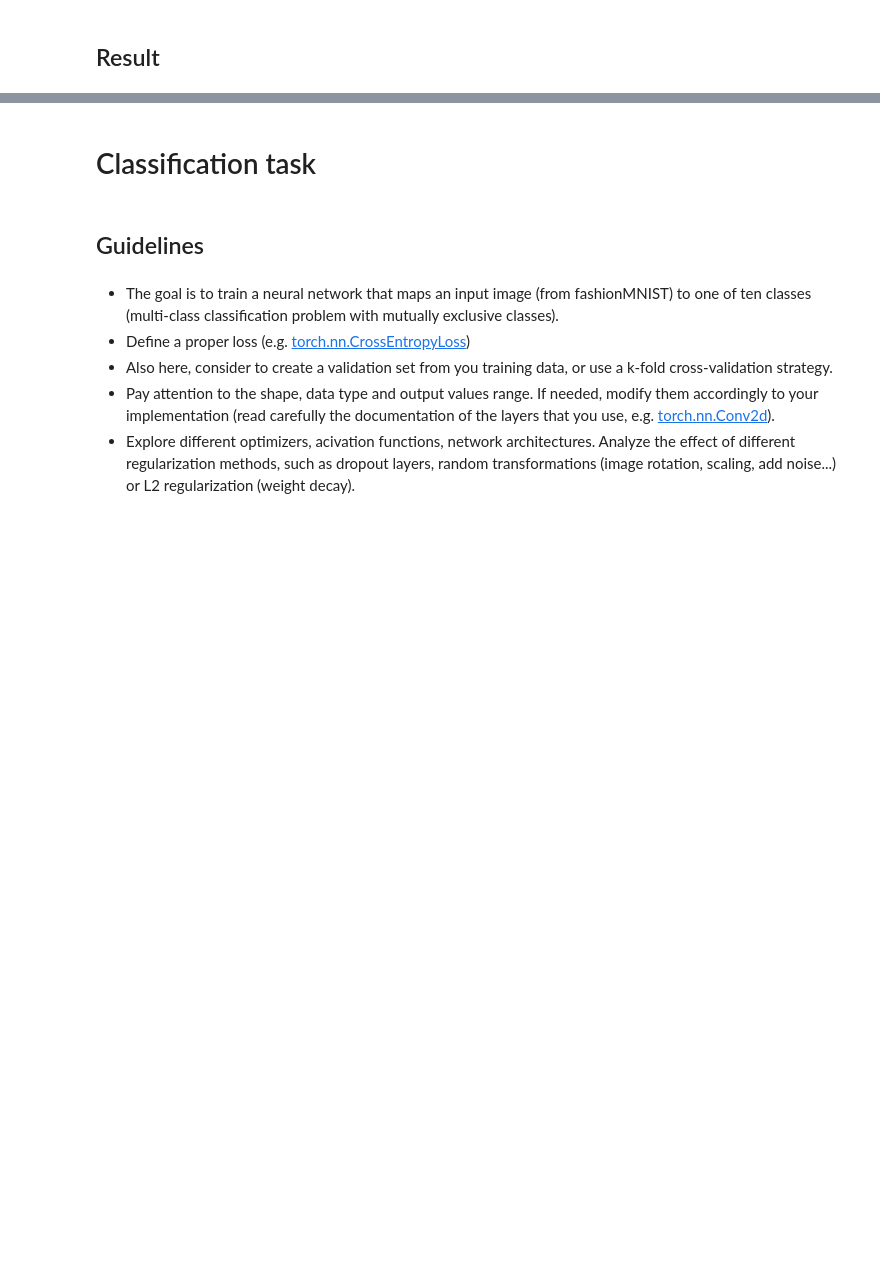
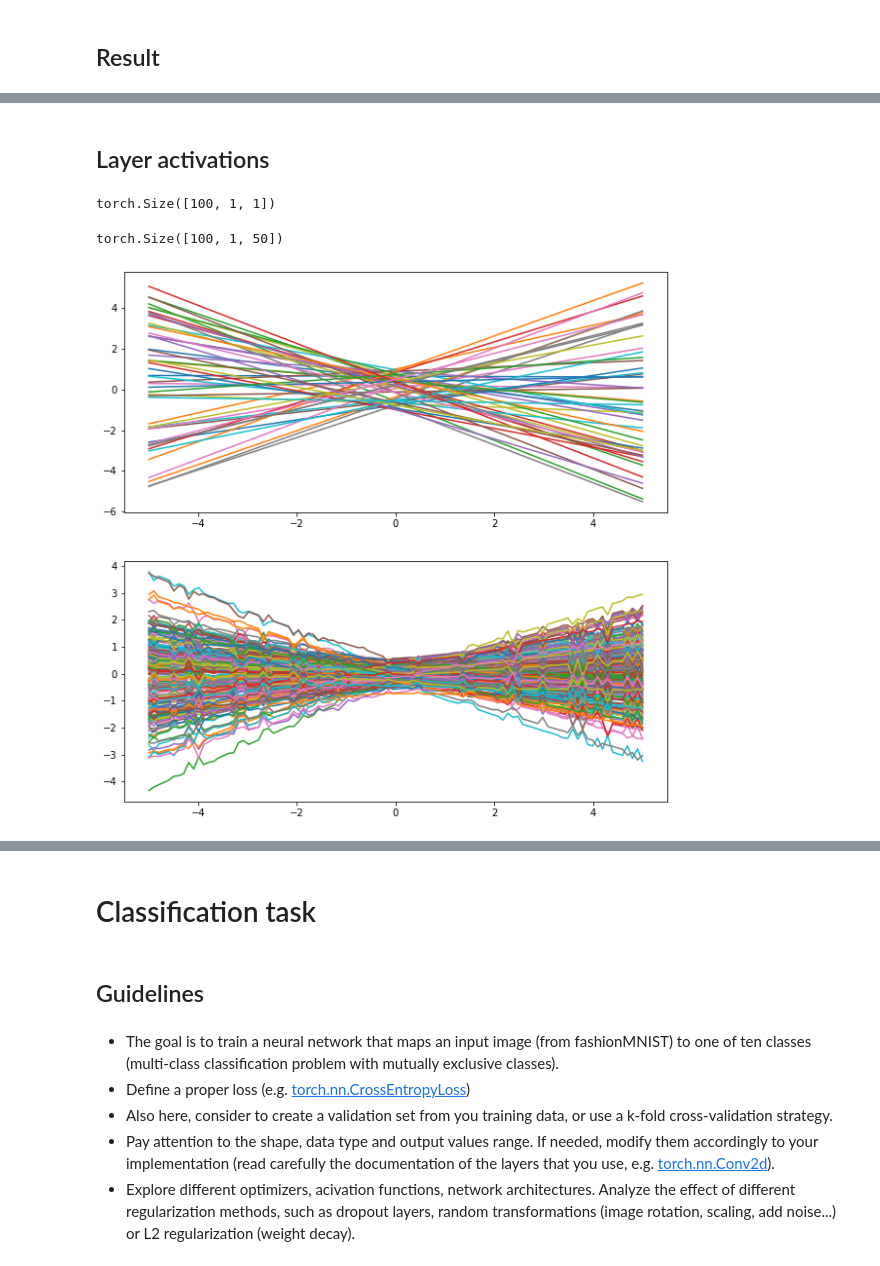
Before and after one commit to Confizolo/PoDProjects, a Jupyter notebook: NNDL/nndl_2021__homework_1.ipynb, the cells around one changed output, grey strips where cells are left out. Drawn from its saved outputs; the diff is of its cells as text; code cells hidden in the pictures; blank space fills up the shorter version.

```diff
--- a/NNDL/nndl_2021__homework_1.ipynb
+++ b/NNDL/nndl_2021__homework_1.ipynb
@@ -280,0 +282,28 @@ plt.show()
+# %% [markdown]
+## Layer activations
+# %%
+#---Activation profiles---#
+
+#Add a fordard_hook to each layer to record all the activations
+acts = []
+
+def activation_hook(module, input, output):
+    acts.append(output.detach())
+
+#Add hook to each layer
+for layer in net.hid_layers:
+    layer.register_forward_hook(activation_hook)
+# %%
+y_test = net(torch.tensor(x_vec).unsqueeze(1))
+# %% [output]
+torch.Size([100, 1, 1])
+# %%
+acts[0].shape
+# %% [output]
+torch.Size([100, 1, 50])
+# %%
+fig, axes = plt.subplots(2,1, figsize = (10,10))
+for act,ax in zip(acts,axes.flatten()):
+    ax.plot(x_vec,act.reshape(act.shape[0],act.shape[2]))
+# %% [output]
+[figure, added]
```
Also changed, not shown: parts of 38 cells of this notebook, 4 other files.
